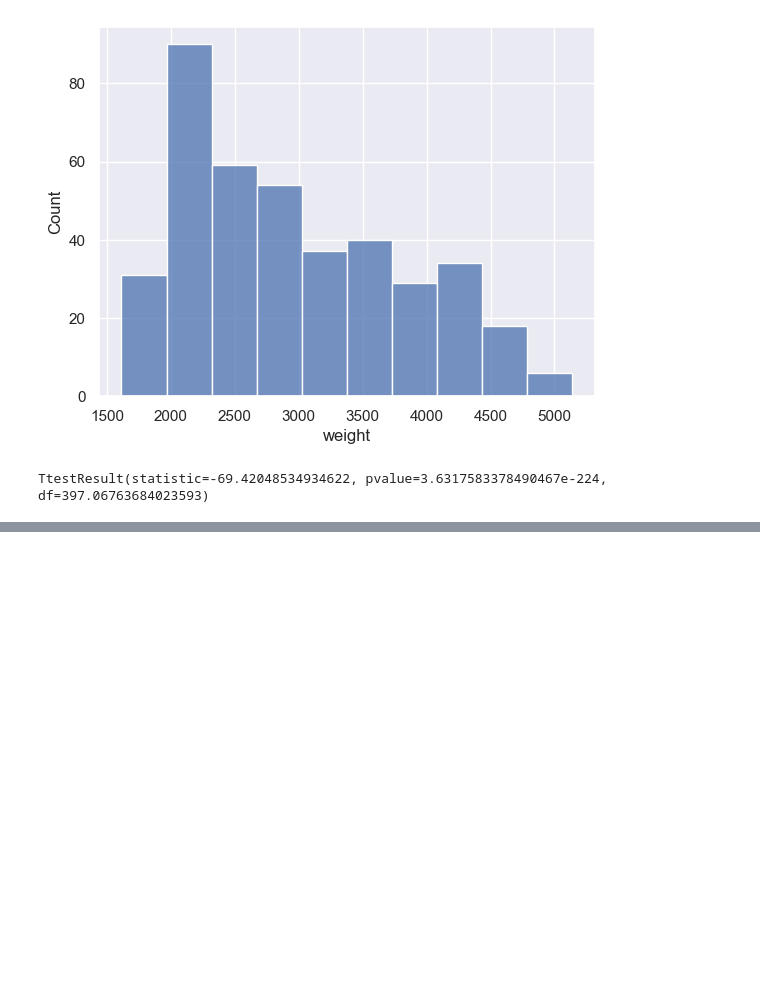
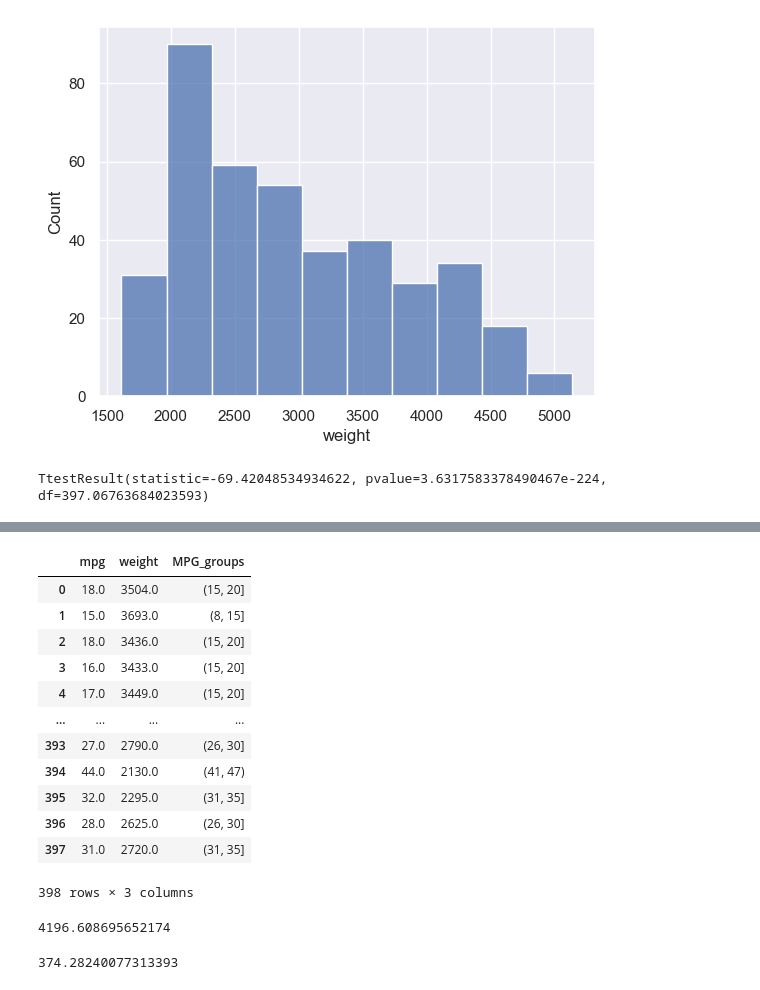
Before and after one commit to mesege1/stats_case_study, a Jupyter notebook: btm.ipynb, the cells around one changed output, grey strips where cells are left out. Cells and saved outputs as stored; diff of their text form; code cells hidden in the pictures; blank space fills up the shorter version.

```diff
--- a/btm.ipynb
+++ b/btm.ipynb
@@ -82,0 +91,26 @@ TtestResult(statistic=-69.42048534934622, pvalue=3.6317583378490467e-224, df=397
+# %%
+cars_mpg_weight
+# %% [output]
+|  | mpg | weight | MPG_groups |
+| 0 | 18.0 | 3504.0 | (15, 20] |
+| 1 | 15.0 | 3693.0 | (8, 15] |
+| 2 | 18.0 | 3436.0 | (15, 20] |
+| 3 | 16.0 | 3433.0 | (15, 20] |
+| 4 | 17.0 | 3449.0 | (15, 20] |
+| ... | ... | ... | ... |
+| 393 | 27.0 | 2790.0 | (26, 30] |
+| 394 | 44.0 | 2130.0 | (41, 47) |
+| 395 | 32.0 | 2295.0 | (31, 35] |
+| 396 | 28.0 | 2625.0 | (26, 30] |
+| 397 | 31.0 | 2720.0 | (31, 35] |
+398 rows × 3 columns
+# %%
+sample_mean = cars_mpg_weight.groupby('MPG_groups').mean()
+sample_mean.iloc[0, 1]
+# %% [output]
+4196.608695652174
+# %%
+sample_std = cars_mpg_weight.groupby('MPG_groups').std(ddof=1)
+sample_std.iloc[1, 1]
+# %% [output]
+374.28240077313393
```
Also changed, not shown: parts of 6 cells of this notebook.
